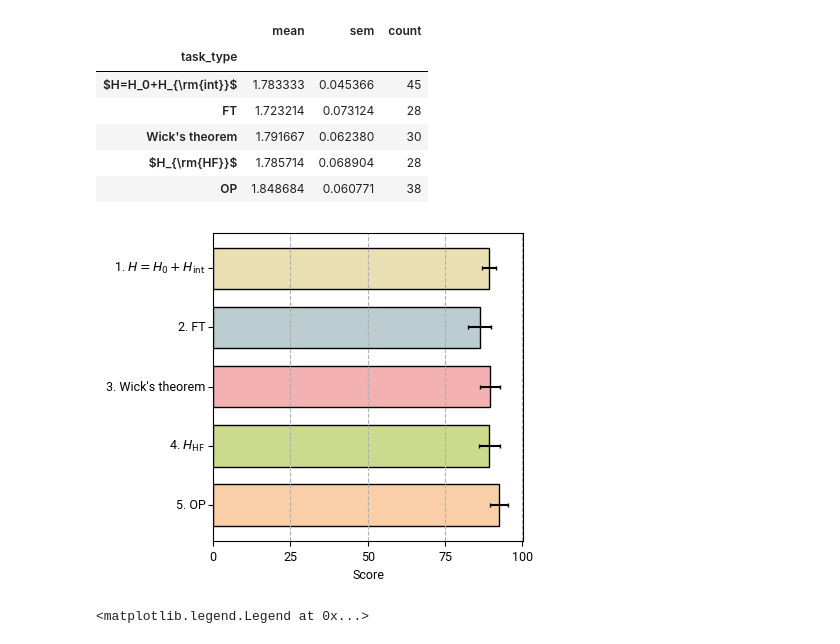
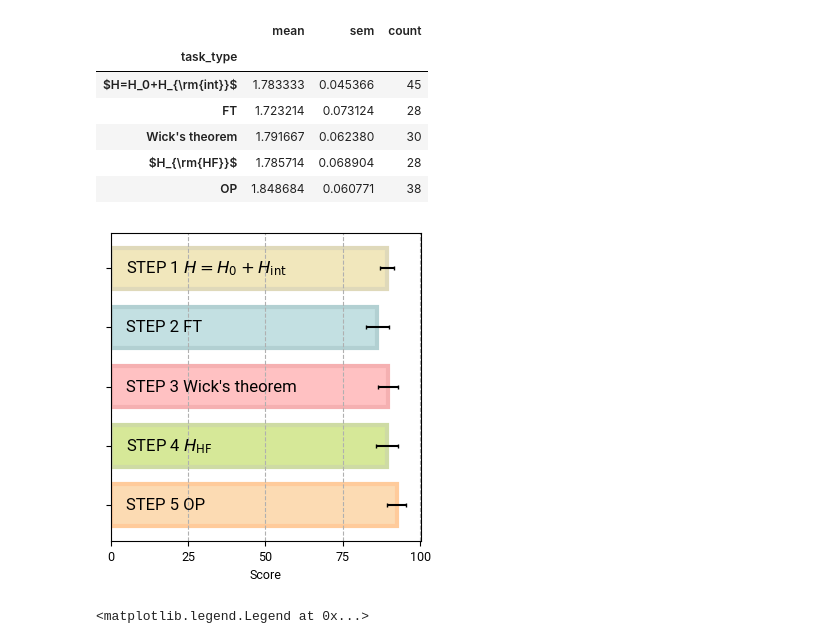
Before and after one commit to hainingpan/HartreeFock_GPT, a Jupyter notebook: data_analysis/analysis_execution.ipynb, the cells around one changed output. Cells and saved outputs as stored; diff of their text form; code cells hidden in the pictures.

```diff
--- a/data_analysis/analysis_execution.ipynb
+++ b/data_analysis/analysis_execution.ipynb
@@ -307,7 +361,8 @@ with open('../Task_type.yaml','r') as f:
 # %%
 task_type_order=[r'$H=H_0+H_{\rm{int}}$','FT',"Wick's theorem",r'$H_{\rm{HF}}$','OP']
 # step_color_list=['#a2d2ff','#bde0fe','#ffafcc','#ffc8dd','#cdb4db']
-step_color_list=['#e9dfb3','#bbcdd1','#f3b1b1','#ccda8d','#facfa8']
+step_color_list=['#f1e7bc','#c3e0e2','#ffc1c2','#d6e898','#fcdbb3']
+step_outline_color_list=['#dfd9ba','#b2d0d2','#f5b0b1','#cedba4','#ffcb9b']
 # %%
 execution.index=pd.MultiIndex.from_tuples([(index[0],task_type[index[1]],index[1]) for index in execution.index.tolist()],names=['arxiv_number','task_type','task'])
 # %%
@@ -354,19 +409,28 @@ execution_groupby_task_type_mean_score.loc[task_type_order]
 # %%
 execution_groupby_task_type_mean_score_mean=execution_groupby_task_type_mean_score.loc[task_type_order[::-1]]['mean']
 execution_groupby_task_type_mean_score_sem=execution_groupby_task_type_mean_score.loc[task_type_order[::-1]]['sem']
-ax=execution_groupby_task_type_mean_score_mean.plot(kind='barh',xerr=execution_groupby_task_type_mean_score_sem,figsize=(4,4),capsize=1.5,edgecolor='k',width=0.7,color=step_color_list[::-1])
+ax=execution_groupby_task_type_mean_score_mean.plot(kind='barh',xerr=execution_groupby_task_type_mean_score_sem,figsize=(4,4),capsize=1.5,edgecolor=step_outline_color_list[::-1],width=0.7,color=step_color_list[::-1],linewidth=3)
 
 ax.set_yticklabels([])
-[ax.text(-0.05,idx,str(5-idx)+'. '+task,ha='right',va='center',) for idx,task in enumerate(execution_groupby_task_type_mean_score_mean.index)]
+[ax.text(0.1,idx,'STEP '+str(5-idx)+' '+task,ha='left',va='center',fontsize=12) for idx,task in enumerate(execution_groupby_task_type_mean_score_mean.index)]
 
 
 ax.grid(axis='x',ls='--')
 ax.set_ylabel('')
 ax.set_xlabel('Score')
 ax.set_xticks(ticks=np.arange(0,2.1,0.5),labels=['0','25','50','75','100'])
-ax.get_figure().savefig('3d.pdf',bbox_inches='tight')
+
+# yticks=ax.get_yticklabels()
+# color_list=['w','k','k','k']
+# for ytick,color in zip(yticks,color_list):
+#     pos,label=ytick.get_position(), ytick.get_text()
+#     ax.text(pos[0]+0.1,pos[1],label,ha='left',va='center',fontsize=10,color=color)
+# ax.set_yticklabels([])
+
+
+ax.get_figure().savefig('3d.svg',bbox_inches='tight')
 # %% [output]
-[figure, old version]
+[figure, new version]
 # %%
 execution_groupby_task_type_mean=execution_groupby_task_type[execution_groupby_task_type[('in paper','count')]>2].loc[task_type_order[::-1]].loc[:,(slice(None),'mean')].iloc[:,:1:-1].droplevel(1,axis=1)
 execution_groupby_task_type_sem=execution_groupby_task_type[execution_groupby_task_type[('in paper','count')]>2].loc[task_type_order[::-1]].loc[:,(slice(None),'sem')].iloc[:,:1:-1].droplevel(1,axis=1)
```
Also changed, not shown: parts of 22 cells of this notebook, 4 other files.
